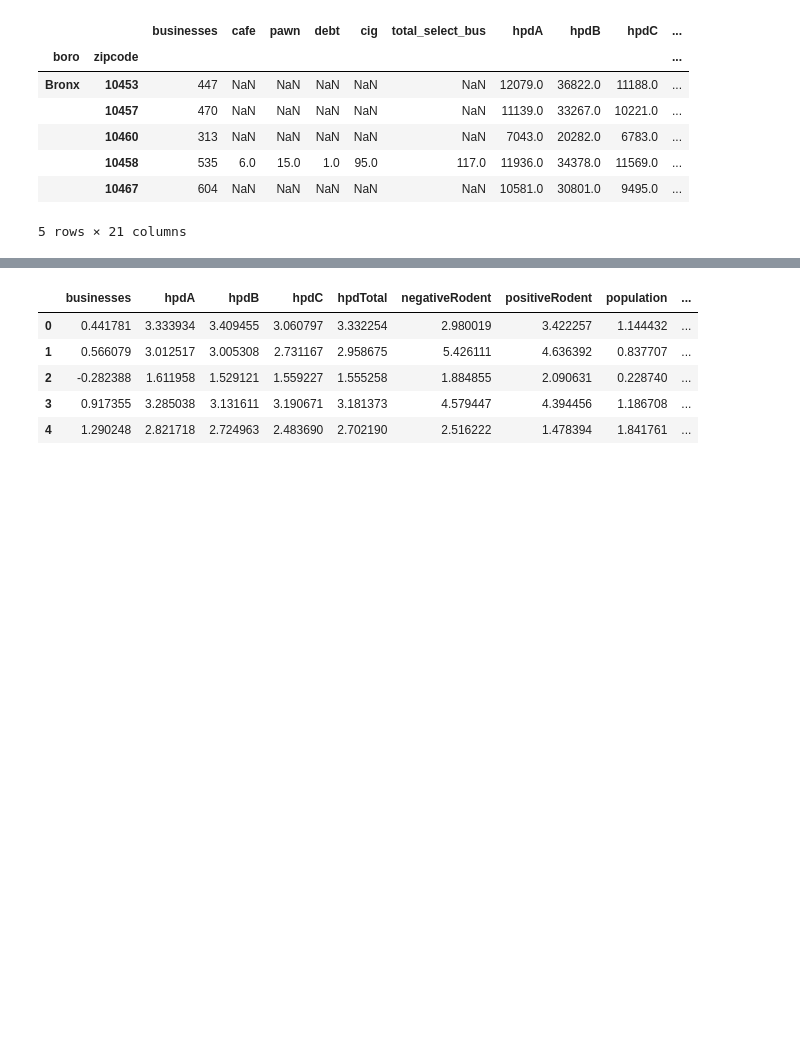
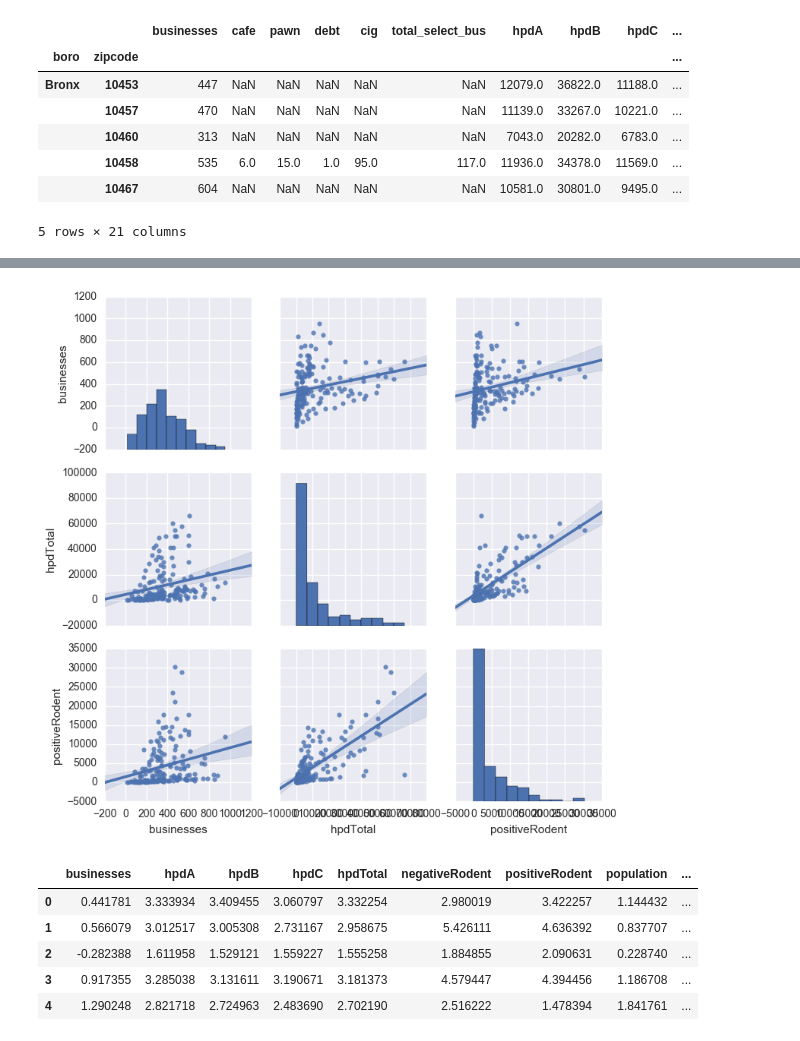
Before and after one commit to HoodPanther/crimeproject, a Jupyter notebook: ProjectAnalysis.ipynb, the cells around one changed output, grey strips where cells are left out. Drawn from its saved outputs; the diff is of its cells as text; code cells hidden in the pictures; blank space fills up the shorter version.

```diff
--- a/ProjectAnalysis.ipynb
+++ b/ProjectAnalysis.ipynb
@@ -38,3 +39,7 @@ cor_matrix
 | theft | 0.540950 | 0.381457 | 0.360400 | 0.350000 | 0.363356 | 0.405502 | 0.502548 | 0.488881 | ... |
 | assault | 0.406004 | 0.796271 | 0.823400 | 0.820583 | 0.819307 | 0.725117 | 0.658678 | 0.599266 | ... |
 | harassment | 0.497740 | 0.706864 | 0.726163 | 0.721067 | 0.722954 | 0.673309 | 0.595467 | 0.650538 | ... |
+# %%
+cols = ['hpdA', 'hpdB', 'hpdC', 'negativeRodent', 'population', 'pop_per_sq_mile', 'theft', 'assault', 'harassment']
+df_scatterplot = df1.drop(cols, axis=1)
+df_scatterplot.head()
@@ -41,3 +54,9 @@ cor_matrix
+# %%
+sns.set()
+sns.pairplot(df_scatterplot, kind='reg', diag_kind='hist')
+plt.show()
+# %% [output]
+[figure, added]
 # %%
 df1_new.head()
 # %% [output]
```
Also changed, not shown: parts of 20 cells of this notebook.
